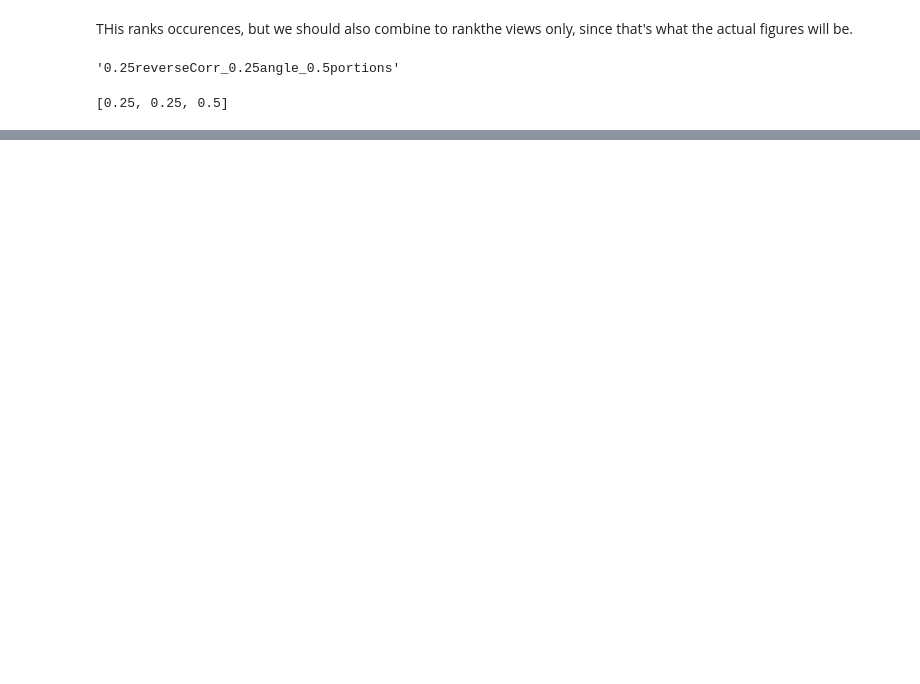
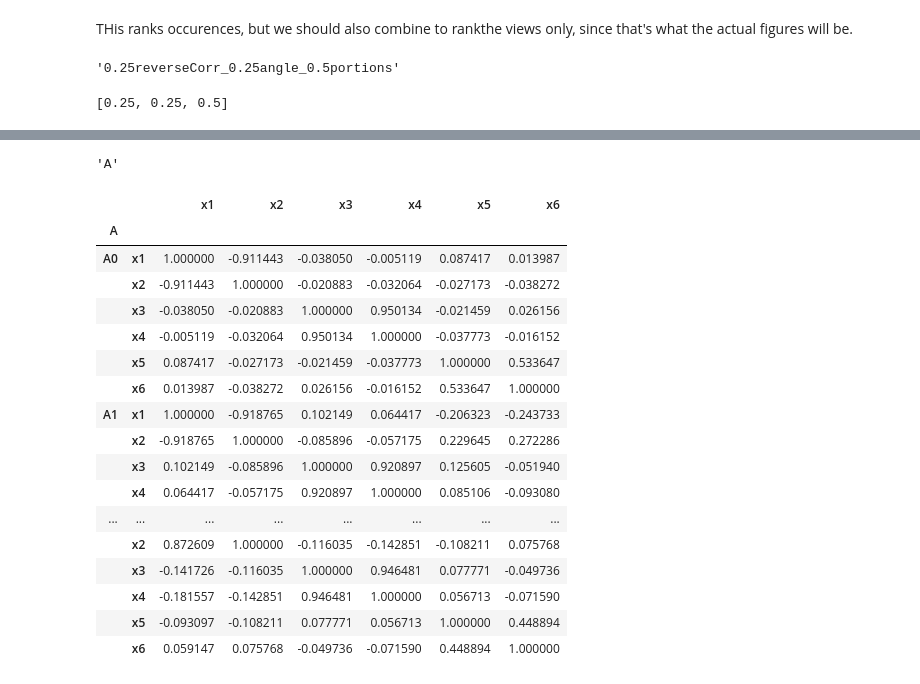
Before and after one commit to fairnessforensics/wiggum, a Jupyter notebook: research_notebooks/ranking_sp_occurences.ipynb, the cells around one changed output, grey strips where cells are left out. Drawn from its saved outputs; the diff is of its cells as text; code cells hidden in the pictures; blank space fills up the shorter version.

```diff
--- a/research_notebooks/ranking_sp_occurences.ipynb
+++ b/research_notebooks/ranking_sp_occurences.ipynb
@@ -440,0 +476,14 @@ result_df_colored_views[['angle','reverseCorr']] -result_df_colored_views[['angl
+# %%
+data_df = many_sp_df_diff.groupby('A')
+num_vars = 6
+triu_indices_0 = np.triu_indices(num_vars,k=1)
+
+    # append for all groups if groupby instead of single DataFrame
+if type(data_df) is pd.core.groupby.groupby.DataFrameGroupBy:
+    num_groups = len(data_df.groups)
+    increments_x = [i*num_vars for i in range(num_groups)]*(len(triu_indices_0[0]))
+    triu_indices = (increments_x+ triu_indices_0[0].repeat(num_groups), triu_indices_0[1].repeat(num_groups))
+else:
+    triu_indices = triu_indices_0
+
+data_df.corr().values[triu_indices]
@@ -440,0 +500,25 @@ result_df_colored_views[['angle','reverseCorr']] -result_df_colored_views[['angl
+# %%
+data_df.count().index.name
+# %% [output]
+'A'
+# %%
+data_df.corr() #[triu_indices]
+# %% [output]
+|  |  | x1 | x2 | x3 | x4 | x5 | x6 |
+| A |  |  |  |  |  |  |  |
+| A0 | x1 | 1.000000 | -0.911443 | -0.038050 | -0.005119 | 0.087417 | 0.013987 |
+|  | x2 | -0.911443 | 1.000000 | -0.020883 | -0.032064 | -0.027173 | -0.038272 |
+|  | x3 | -0.038050 | -0.020883 | 1.000000 | 0.950134 | -0.021459 | 0.026156 |
+|  | x4 | -0.005119 | -0.032064 | 0.950134 | 1.000000 | -0.037773 | -0.016152 |
+|  | x5 | 0.087417 | -0.027173 | -0.021459 | -0.037773 | 1.000000 | 0.533647 |
+|  | x6 | 0.013987 | -0.038272 | 0.026156 | -0.016152 | 0.533647 | 1.000000 |
+| A1 | x1 | 1.000000 | -0.918765 | 0.102149 | 0.064417 | -0.206323 | -0.243733 |
+|  | x2 | -0.918765 | 1.000000 | -0.085896 | -0.057175 | 0.229645 | 0.272286 |
+|  | x3 | 0.102149 | -0.085896 | 1.000000 | 0.920897 | 0.125605 | -0.051940 |
+|  | x4 | 0.064417 | -0.057175 | 0.920897 | 1.000000 | 0.085106 | -0.093080 |
+| ... | ... | ... | ... | ... | ... | ... | ... |
+|  | x2 | 0.872609 | 1.000000 | -0.116035 | -0.142851 | -0.108211 | 0.075768 |
+|  | x3 | -0.141726 | -0.116035 | 1.000000 | 0.946481 | 0.077771 | -0.049736 |
+|  | x4 | -0.181557 | -0.142851 | 0.946481 | 1.000000 | 0.056713 | -0.071590 |
+|  | x5 | -0.093097 | -0.108211 | 0.077771 | 0.056713 | 1.000000 | 0.448894 |
+|  | x6 | 0.059147 | 0.075768 | -0.049736 | -0.071590 | 0.448894 | 1.000000 |
```
Also changed, not shown: parts of 34 cells of this notebook, 5 other files.
